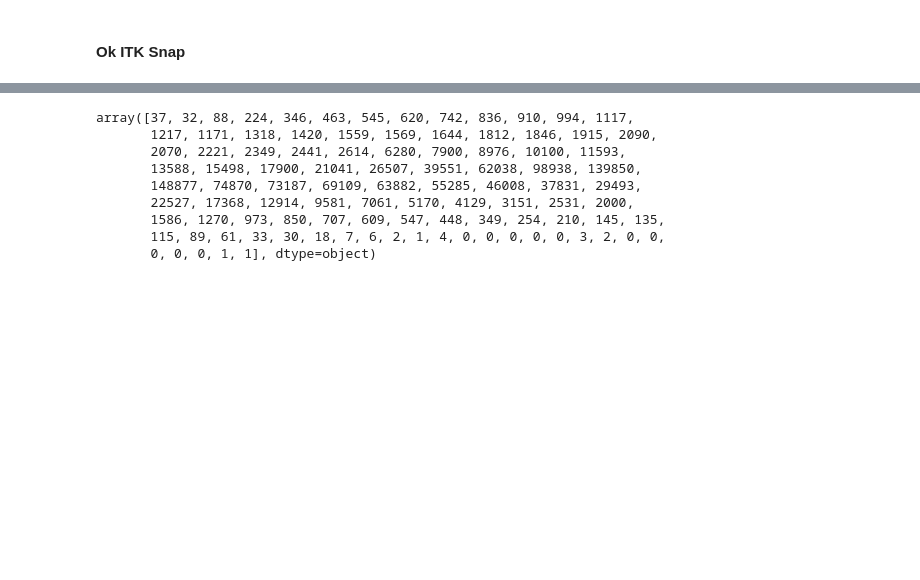
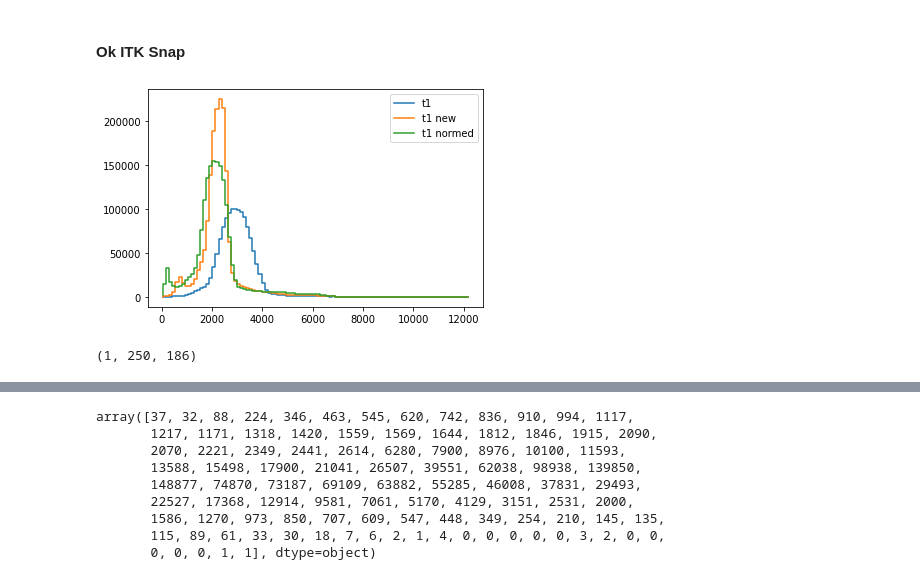
Before and after one commit to MedImAIR/brain-mri-processing-pipeline, a Jupyter notebook: preprocessing/misc/test_histogram_matching.ipynb, the cells around one changed output, grey strips where cells are left out. Drawn from its saved outputs; the diff is of its cells as text; code cells hidden in the pictures; blank space fills up the shorter version.

```diff
--- a/preprocessing/misc/test_histogram_matching.ipynb
+++ b/preprocessing/misc/test_histogram_matching.ipynb
@@ -302,2 +321,30 @@ plt.legend();
 # %% [markdown]
 #### Ok ITK Snap
+# %%
+from skimage import exposure
+from skimage.exposure import match_histograms
+t1_matched_scimage = match_histograms(t1_image_2['t1'].numpy().reshape(-1),
+                                      t1_image_1['t1'].numpy().reshape(-1))
+t1_matched_scimage = t1_matched_scimage.reshape(t1_image_2['t1'].numpy().shape)
+# %%
+# t1
+masked_img = t1_image_1['t1'].numpy()[mask_1['mask'].numpy().astype(bool)]
+t1_hist, t1_hist_bins = np.histogram(masked_img.reshape(-1), bins=100)
+plt.plot(t1_hist_bins[:-1], t1_hist, '-', drawstyle='steps', label ='t1')
+
+# t2
+masked_img = t1_image_2['t1'].numpy()[mask_2['mask'].numpy().astype(bool)]
+t1_hist, _ = np.histogram(masked_img.reshape(-1), bins=100)
+plt.plot(t1_hist_bins[:-1], t1_hist, '-', drawstyle='steps', label ='t1 new')
+
+# t1 normed
+masked_img = t1_matched_scimage[mask_2['mask'].numpy().astype(bool)]
+t1_hist, _ = np.histogram(masked_img.reshape(-1), bins=100)
+plt.plot(t1_hist_bins[:-1], t1_hist, '-', drawstyle='steps', label ='t1 normed')
+plt.legend();
+# %% [output]
+[figure, added]
+# %%
+t1_image_1['t1'].numpy()[:,:,100].shape
+# %% [output]
+(1, 250, 186)
```
Also changed, not shown: parts of 13 cells of this notebook.
